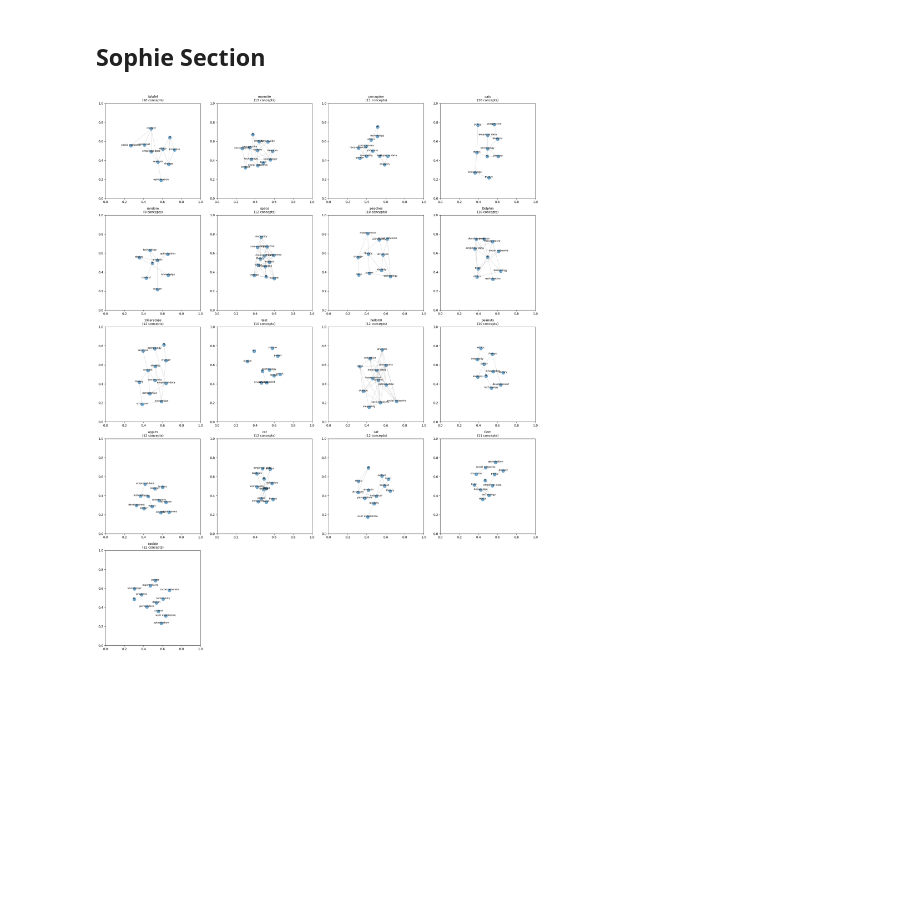
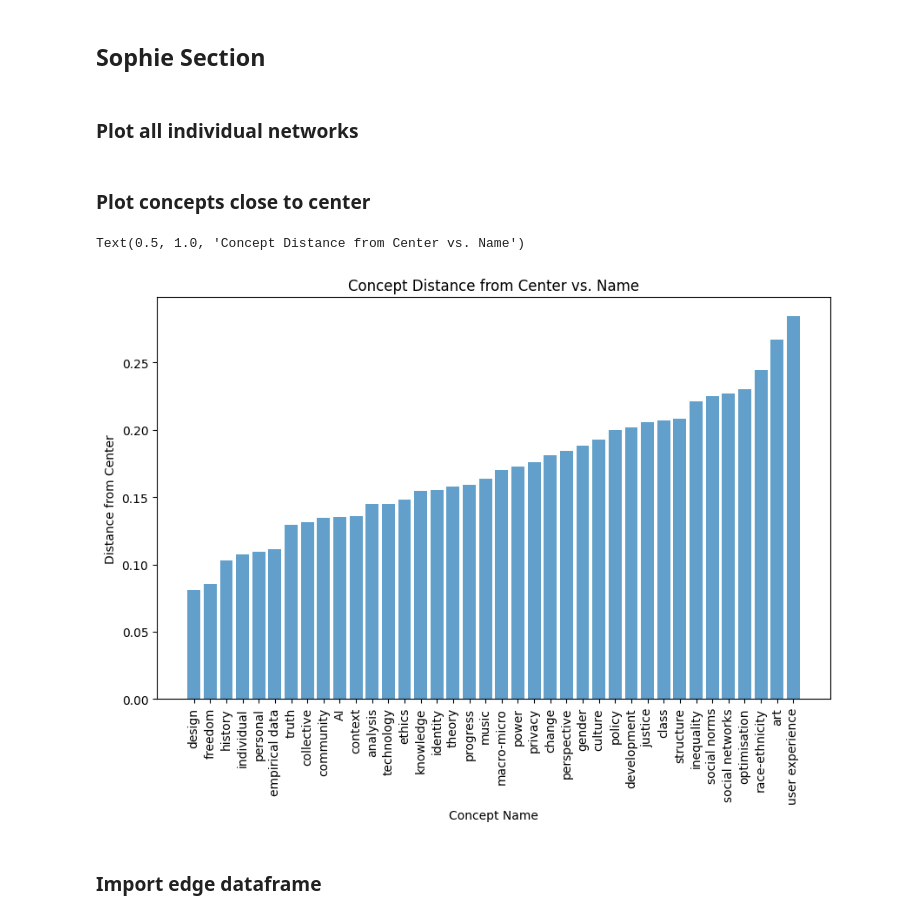
Before and after one commit to isaacbacker/GroupPres_SDS, a Jupyter notebook: Notebooks/network_analysis_group_project.ipynb, the cells around one changed output. Saved outputs shown, nothing was run; the diff lists cells and outputs as text; code cells hidden in the pictures; blank space fills up the shorter version.

```diff
--- a/Notebooks/network_analysis_group_project.ipynb
+++ b/Notebooks/network_analysis_group_project.ipynb
@@ -348,6 +352,6 @@ merged_df
+# %% [markdown]
+### Plot all individual networks
 # %%
-import matplotlib.pyplot as plt
-
 # Get unique session IDs
 session_ids = df_alters['session_id'].unique()
 
@@ -415,6 +419,9 @@ for idx, session in enumerate(session_ids):
     ax.set_title(f'{secret_word}\n({len(session_data)} concepts)', fontsize=10)
     ax.set_aspect('equal')
 
+    # add a red dot at (.5, .5)
+    ax.plot(0.5, 0.5, 'ro', markersize=5)
+
 # Hide empty subplots
 for idx in range(n_sessions, len(axes)):
     axes[idx].axis('off')
@@ -422,5 +429,3 @@ for idx in range(n_sessions, len(axes)):
 plt.tight_layout()
 plt.savefig('individual_networks.png', dpi=150, bbox_inches='tight')
 plt.show()
-# %% [output]
-[figure, removed]
@@ -428,0 +432,16 @@ df_alters.head()
+# %% [markdown]
+### Plot concepts close to center
+# %%
+# plot of name vs. distance_from_center
+plt.figure(figsize=(10,6))
+merged_df.sort_values('distance_from_center', inplace=True)
+plt.bar(merged_df.index, merged_df['distance_from_center'], alpha=0.7)
+plt.xticks(rotation=90)
+plt.xlabel('Concept Name')
+plt.ylabel('Distance from Center')
+plt.title('Concept Distance from Center vs. Name')
+# %% [output]
+Text(0.5, 1.0, 'Concept Distance from Center vs. Name')
+[figure, added]
+# %% [markdown]
+### Import edge dataframe
```
Also changed, not shown: parts of 12 cells of this notebook, 1 other file.
